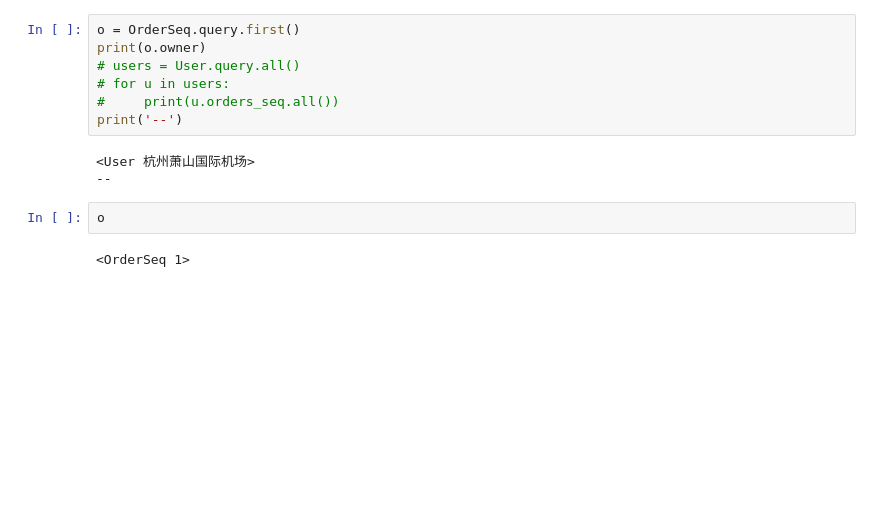
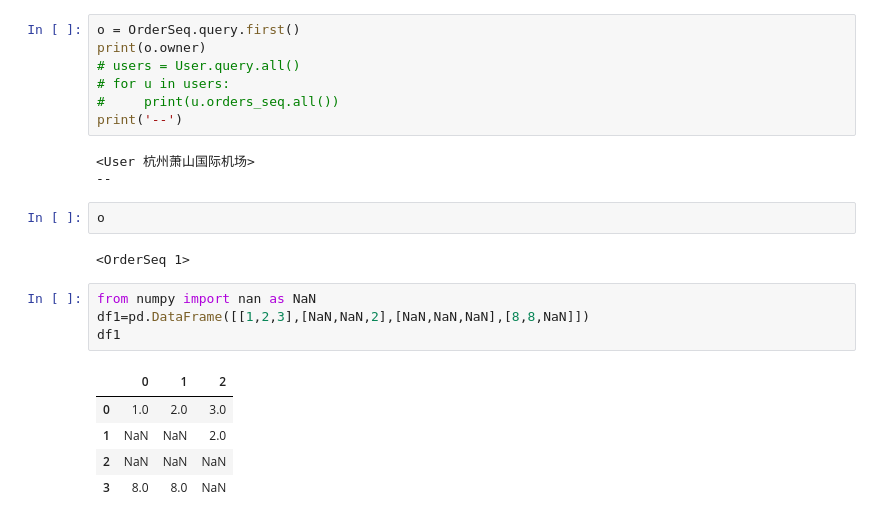
Before and after one commit to afei2357/bird_strike, a Jupyter notebook: backend/import_3_tb.ipynb, the cells around one changed output. Saved outputs shown, nothing was run; the diff lists cells and outputs as text; blank space fills up the shorter version.

```diff
--- a/backend/import_3_tb.ipynb
+++ b/backend/import_3_tb.ipynb
@@ -707,3 +723,13 @@ print('--')
 o
 # %% [output]
 <OrderSeq 1>
+# %%
+from numpy import nan as NaN
+df1=pd.DataFrame([[1,2,3],[NaN,NaN,2],[NaN,NaN,NaN],[8,8,NaN]])
+df1
+# %% [output]
+|  | 0 | 1 | 2 |
+| 0 | 1.0 | 2.0 | 3.0 |
+| 1 | NaN | NaN | 2.0 |
+| 2 | NaN | NaN | NaN |
+| 3 | 8.0 | 8.0 | NaN |
```
Also changed, not shown: parts of 15 cells of this notebook, 23 other files.
